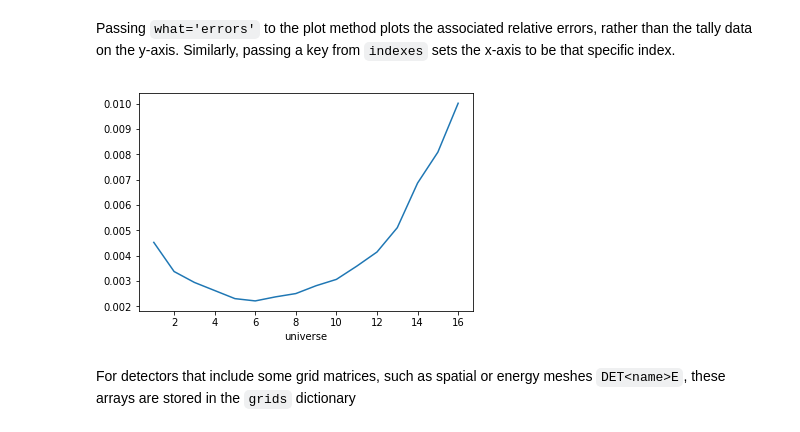
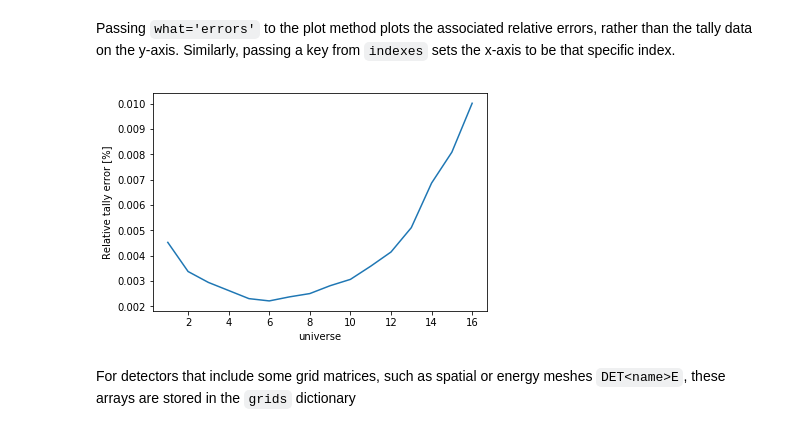
Before and after one commit to CORE-GATECH-GROUP/serpent-tools, a Jupyter notebook: examples/Detector.ipynb, the cells around one changed output. Saved outputs shown, nothing was run; the diff lists cells and outputs as text; code cells hidden in the pictures.

```diff
--- a/examples/Detector.ipynb
+++ b/examples/Detector.ipynb
@@ -147,9 +132,10 @@ ax.legend();
 Passing `what='errors'` to the plot method plots the associated relative errors, rather than the tally data on the y-axis.
 Similarly, passing a key from `indexes` sets the x-axis to be that specific index.
 # %%
-nodeFlx.plot(xdim='universe', what='errors');
+nodeFlx.plot(xdim='universe', what='errors',
+             ylabel='Relative tally error [%]');
 # %% [output]
-[figure, old version]
+[figure, new version]
 # %% [markdown]
 For detectors that include some grid matrices, such as spatial or energy meshes `DET<name>E`, these arrays are stored in the `grids` dictionary
 # %%
```
Also changed, not shown: parts of 25 cells of this notebook, 2 other files.
